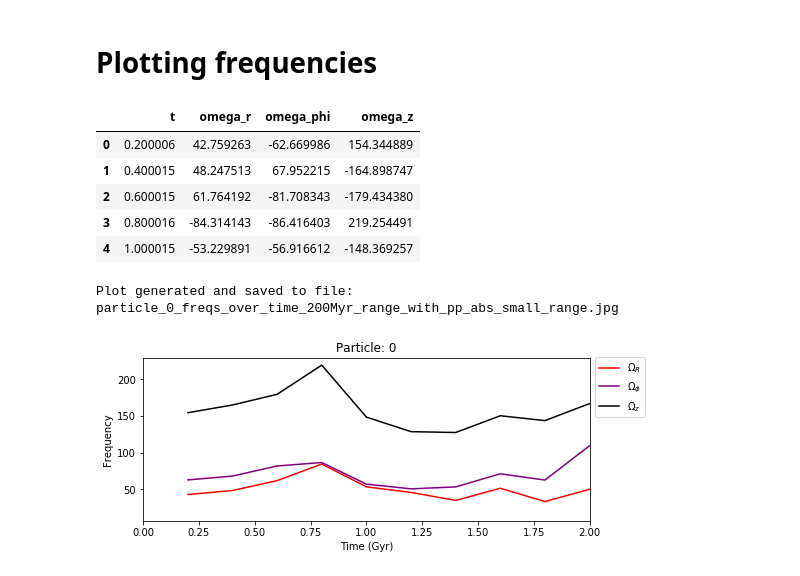
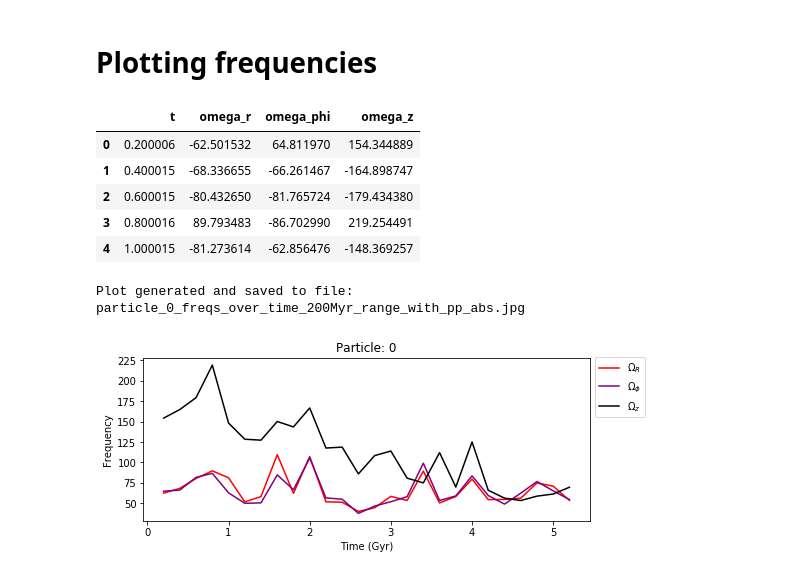
Before and after one commit to binodbhttr/resonance_sweeping, a Jupyter notebook: New_Sims_Analysis/calculate_frequencies_700_B3-N.ipynb, the cells around one changed output. Cells and saved outputs as stored; diff of their text form; code cells hidden in the pictures.

Commit message:
figured out proper way of doing frequencies

```diff
--- a/New_Sims_Analysis/calculate_frequencies_700_B3-N.ipynb
+++ b/New_Sims_Analysis/calculate_frequencies_700_B3-N.ipynb
@@ -72,7 +69,7 @@ column=["t", "omega_r","omega_phi","omega_z"] #column to store the data
 
 idd_keep=idd[keep_sn] #narrowing the particle ids to solar neighborhood only
 ndim=6 # dimension of phase space
-keep_small=idd_keep[1000:10015] #selecting a group of 15 particles for test, change it
+keep_small=idd_keep[1000:1001] #selecting a group of 15 particles for test, change it
 
 for i in range(len(keep_small)):
 
@@ -90,6 +87,7 @@ for i in range(len(keep_small)):
         vx_test=test['vx'].astype(np.float64)
         vy_test=test['vy'].astype(np.float64)
         vz_test=test['vz'].astype(np.float64)
+        vphi_test=test['vphi'].astype(np.float64)
         mass_test=test['mass'].astype(np.float64)
         r_test=test['r'].astype(np.float64)
         t=test['t'].astype(np.float64)
@@ -102,11 +100,17 @@ for i in range(len(keep_small)):
 
         w=w1.w([u.kpc,u.Gyr,u.Msun])
         ntimes= w1.shape
-        pp = gc.cartesian_to_poincare_polar(w1.w([u.kpc,u.Gyr,u.Msun]).T).T # use it if we have loop orbits i.e if Lz doesn't change sign
-        sf = SuperFreq(t)
-        fs = [(pp[i] * 1j*pp[i+ndim//2]) for i in range(ndim//2)] #when using pp
+
+        vphi_signs=np.sum(np.sign(vphi))
+        if (abs(vphi_signs))==len(vphi): # Lz= vphi*r so checking of vphi is enough
+            pp = gc.cartesian_to_poincare_polar(w1.w([u.kpc,u.Gyr,u.Msun]).T).T # use it if we have loop orbits i.e if Lz doesn't change sign
+            sf = SuperFreq(t)
+            fs = [(pp[i] * 1j*pp[i+ndim//2]) for i in range(ndim//2)] #when using pp
+
+        else:
+            sf = SuperFreq(t)
+            fs = [(w[i] * 1j*w[i+ndim//2]) for i in range(ndim//2)]   #without using pp
         #fs = [(w[i] * 1j*w[i+ndim//2]) for i in range(ndim//2)]   #without using pp
-
 
         result = sf.find_fundamental_frequencies(fs)
         freqs = result.fund_freqs
@@ -124,38 +128,38 @@ print(test_particle)
 # %% [markdown]
 # Plotting frequencies
 # %%
-filenames=["particle_"+str(f)+"_freqs.csv" for f in range(0,15)]
+filenames=["particle_"+str(f)+"_freqs_200Myr_range_with_pp.csv" for f in range(0,1)]
 df_r=pd.read_csv(freq_path+filenames[0])
 # %%
 df_r.head()
 # %% [output]
 |  | t | omega_r | omega_phi | omega_z |
-| 0 | 0.200006 | 42.759263 | -62.669986 | 154.344889 |
-| 1 | 0.400015 | 48.247513 | 67.952215 | -164.898747 |
-| 2 | 0.600015 | 61.764192 | -81.708343 | -179.434380 |
-| 3 | 0.800016 | -84.314143 | -86.416403 | 219.254491 |
-| 4 | 1.000015 | -53.229891 | -56.916612 | -148.369257 |
+| 0 | 0.200006 | -62.501532 | 64.811970 | 154.344889 |
+| 1 | 0.400015 | -68.336655 | -66.261467 | -164.898747 |
+| 2 | 0.600015 | -80.432650 | -81.765724 | -179.434380 |
+| 3 | 0.800016 | 89.793483 | -86.702990 | 219.254491 |
+| 4 | 1.000015 | -81.273614 | -62.856476 | -148.369257 |
 # %%
 for i in range(1):
     df_r=pd.read_csv(freq_path+filenames[i])
     fig1=plt.figure(figsize=(8,3))
     ax=fig1.add_subplot(111)
     #ax.plot(df_r.t,df_r.omega_r,c='red',label="$\omega$$_R$")
     #ax.plot(df_r.t,df_r.omega_phi,c='purple',label="$\omega$$_$\phi$$")
     #ax.plot(df_r.t,df_r.omega_z,c="black",label="v$\omega$R")
     #ax.text(4,200,"Particle: "+str(i))
     ax.set_title("Particle: "+str(i))
     ax.plot(df_r.t,abs(df_r.omega_r),c='red',label="$\Omega$$_R$")
     ax.plot(df_r.t,abs(df_r.omega_phi),c='purple',label="$\Omega$$_\phi$")
     ax.plot(df_r.t,abs(df_r.omega_z),c="black",label="$\Omega$$_z$")
     ax.legend(bbox_to_anchor=(1.00,0.82), loc='center left',markerscale=9)
     ax.set_xlabel("Time (Gyr)")
-    ax.set_xlim(0,2)
+    #ax.set_xlim(0,2)
     ax.set_ylabel(r"Frequency")
-    plotname="particle_"+str(i)+"_freqs_over_time_200Myr_range_with_pp_abs_small_range.jpg"
-    fig1.savefig(plotpath+plotname,bbox_inches="tight",dpi=300)
+    plotname="particle_"+str(i)+"_freqs_over_time_200Myr_range_with_pp_abs.jpg"
+    fig1.savefig(plotpath+plotname,bbox_inches="tight",dpi=150)
     print("Plot generated and saved to file: ",plotname)
     #plt.show()
 # %% [output]
-Plot generated and saved to file:  particle_0_freqs_over_time_200Myr_range_with_pp_abs_small_range.jpg
+Plot generated and saved to file:  particle_0_freqs_over_time_200Myr_range_with_pp_abs.jpg
-[figure, old version]
+[figure, new version]
```
Also changed, not shown: parts of 2 cells of this notebook, 14 other files.
